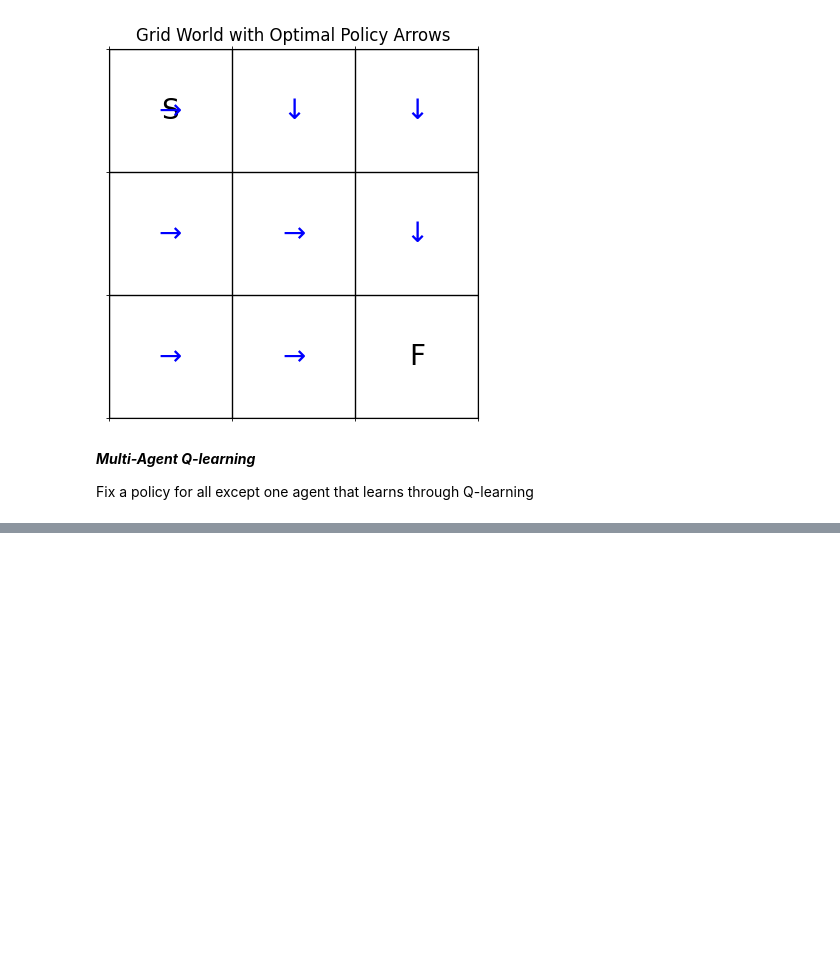
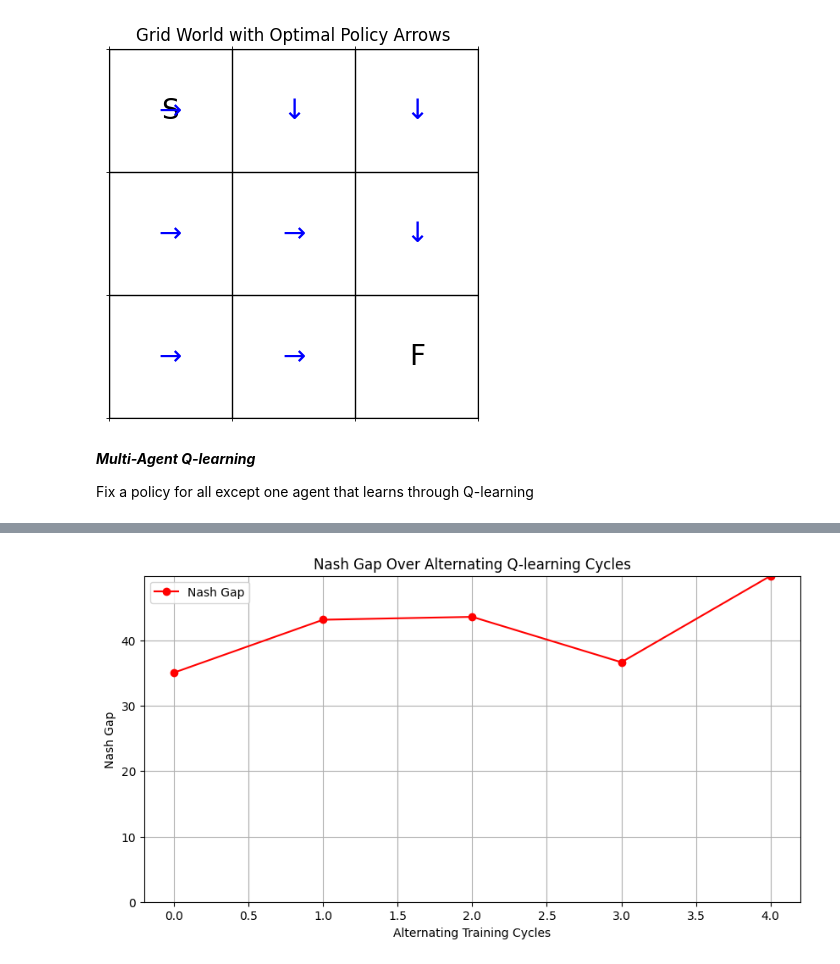
Before and after one commit to valeriacerciello/uzh-masters-project, a Jupyter notebook: experiment.ipynb, the cells around one changed output, grey strips where cells are left out. Drawn from its saved outputs; the diff is of its cells as text; code cells hidden in the pictures; blank space fills up the shorter version.

Commit message:
Alternating q-learning

```diff
--- a/experiment.ipynb
+++ b/experiment.ipynb
@@ -342,0 +341,4 @@ class MultiAgentGridWorldEnv(gym.Env):
+# %%
+env = MultiAgentGridWorldEnv()
+fixed_policy_a2 = generate_fixed_policy(env, 1)
+fixed_policy_a2
@@ -415,0 +397,3 @@ visited_states
+# %%
+Q1 = q_learning(env, learning_agent_idx=0, fixed_policy=fixed_policy_a2)
+extract_policy(Q1)
@@ -415,0 +418,20 @@ visited_states
+# %%
+def compute_nash_gap(Q1, Q2):
+    """
+    Compute the Nash gap as the difference between:
+    - The best possible Q-value in a state (optimal response)
+    - The Q-value under the current strategy.
+    """
+    nash_gap = 0
+
+    for state in np.ndindex(Q1.shape[:-1]):  # Iterate over all states
+        a1_best = np.argmax(Q1[state])  # Agent 1's best action
+        a2_best = np.argmax(Q2[state])  # Agent 2's best action
+
+        # Compute the gap between the current action and the optimal one
+        gap_1 = np.max(Q1[state]) - np.mean(Q1[state])
+        gap_2 = np.max(Q2[state]) - np.mean(Q2[state])
+
+        nash_gap += (gap_1 + gap_2)  # Sum of both agents' deviations
+
+    return nash_gap / np.prod(Q1.shape[:-1])  # Normalize over all states
@@ -415,0 +497,14 @@ visited_states
+# %%
+plt.figure(figsize=(10, 5))
+plt.plot(nash_gaps, marker="o", linestyle="-", color="red", label="Nash Gap")
+y_min, y_max = min(nash_gaps), max(nash_gaps)
+y_abs_max = max(abs(y_min), abs(y_max))
+plt.ylim(0, y_abs_max)
+plt.xlabel("Alternating Training Cycles")
+plt.ylabel("Nash Gap")
+plt.title("Nash Gap Over Alternating Q-learning Cycles")
+plt.legend()
+plt.grid(True)
+plt.show()
+# %% [output]
+[figure, added]
```
Also changed, not shown: parts of 11 cells of this notebook.
